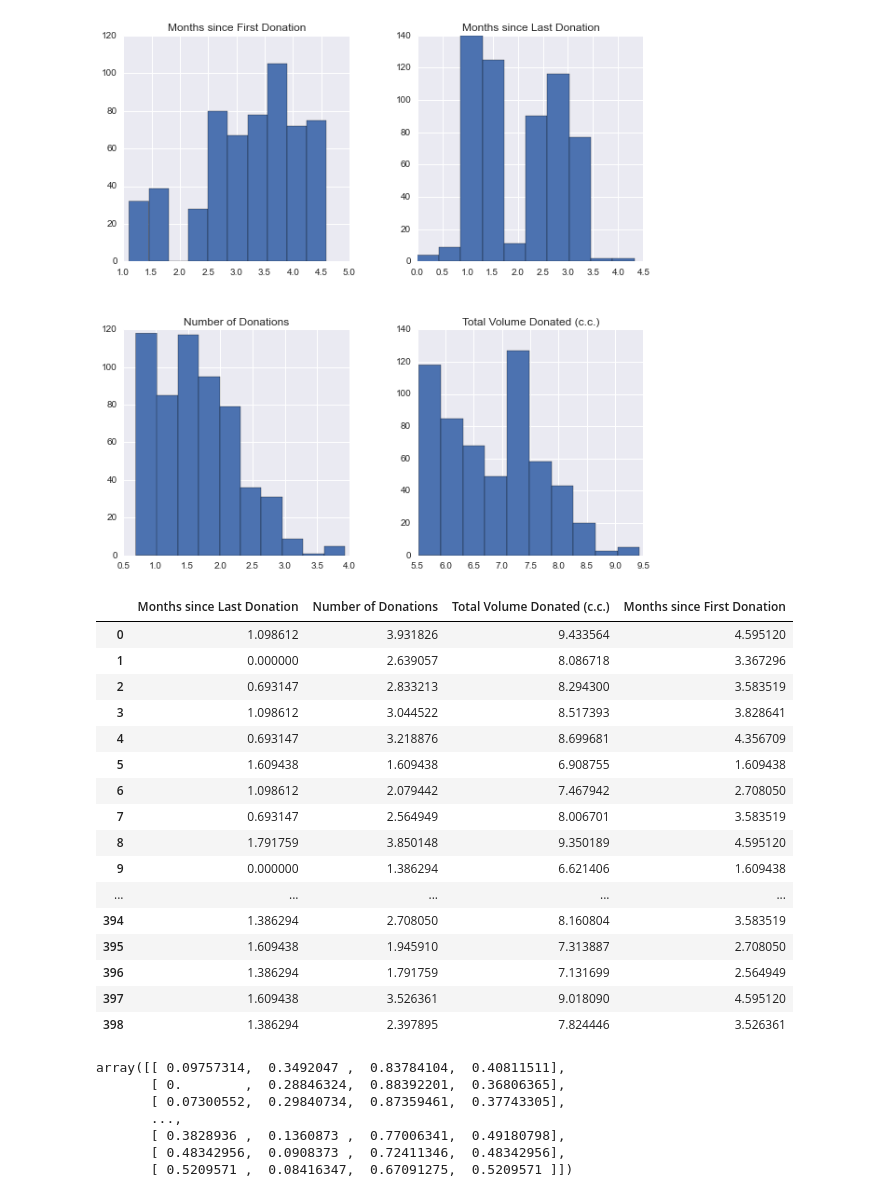
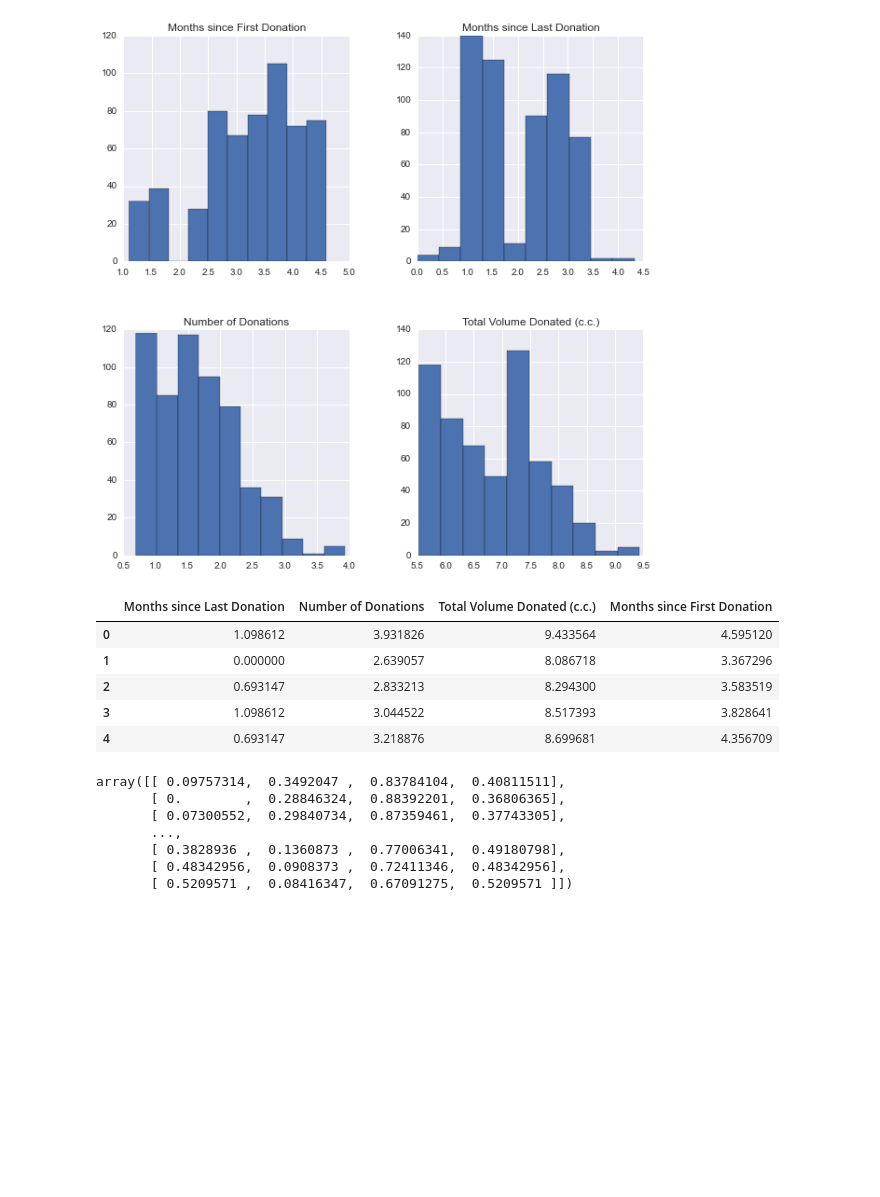
Before and after one commit to thuongdinh-agilityio/drivendata-predict-blood-donations, a Jupyter notebook: 01_data_exploration_v01.ipynb, the cells around one changed output. Drawn from its saved outputs; the diff is of its cells as text; code cells hidden in the pictures; blank space fills up the shorter version.

Commit message:
Fix display too much row for train_logs

```diff
--- a/01_data_exploration_v01.ipynb
+++ b/01_data_exploration_v01.ipynb
@@ -247,25 +247,14 @@ _ = train_logs[feature_columns].hist()
 # %% [output]
 [figure]
 # %%
-train_logs
+train_logs.head()
 # %% [output]
 |  | Months since Last Donation | Number of Donations | Total Volume Donated (c.c.) | Months since First Donation |
 | 0 | 1.098612 | 3.931826 | 9.433564 | 4.595120 |
 | 1 | 0.000000 | 2.639057 | 8.086718 | 3.367296 |
 | 2 | 0.693147 | 2.833213 | 8.294300 | 3.583519 |
 | 3 | 1.098612 | 3.044522 | 8.517393 | 3.828641 |
 | 4 | 0.693147 | 3.218876 | 8.699681 | 4.356709 |
-| 5 | 1.609438 | 1.609438 | 6.908755 | 1.609438 |
-| 6 | 1.098612 | 2.079442 | 7.467942 | 2.708050 |
-| 7 | 0.693147 | 2.564949 | 8.006701 | 3.583519 |
-| 8 | 1.791759 | 3.850148 | 9.350189 | 4.595120 |
-| 9 | 0.000000 | 1.386294 | 6.621406 | 1.609438 |
-| ... | ... | ... | ... | ... |
-| 394 | 1.386294 | 2.708050 | 8.160804 | 3.583519 |
-| 395 | 1.609438 | 1.945910 | 7.313887 | 2.708050 |
-| 396 | 1.386294 | 1.791759 | 7.131699 | 2.564949 |
-| 397 | 1.609438 | 3.526361 | 9.018090 | 4.595120 |
-| 398 | 1.386294 | 2.397895 | 7.824446 | 3.526361 |
 # %%
 from sklearn.preprocessing import normalize
 # %%
```
Also changed, not shown: parts of 4 cells of this notebook.
